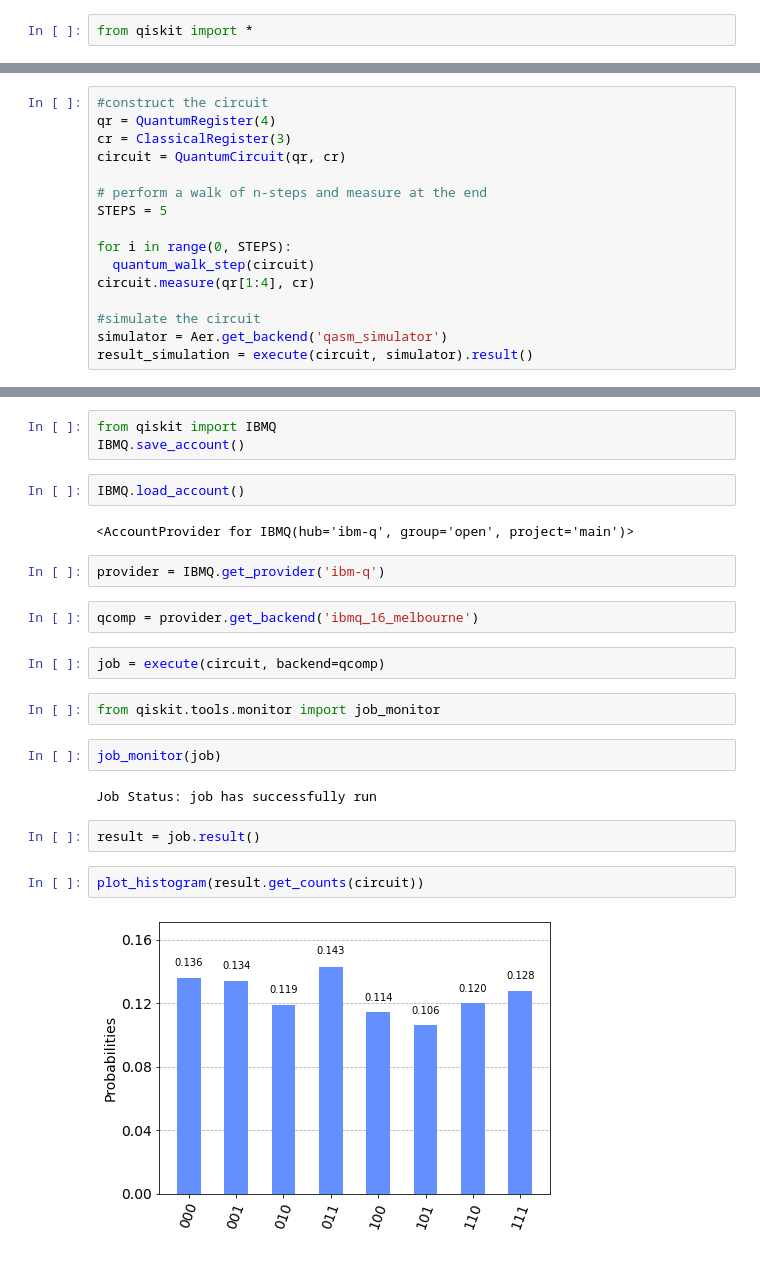
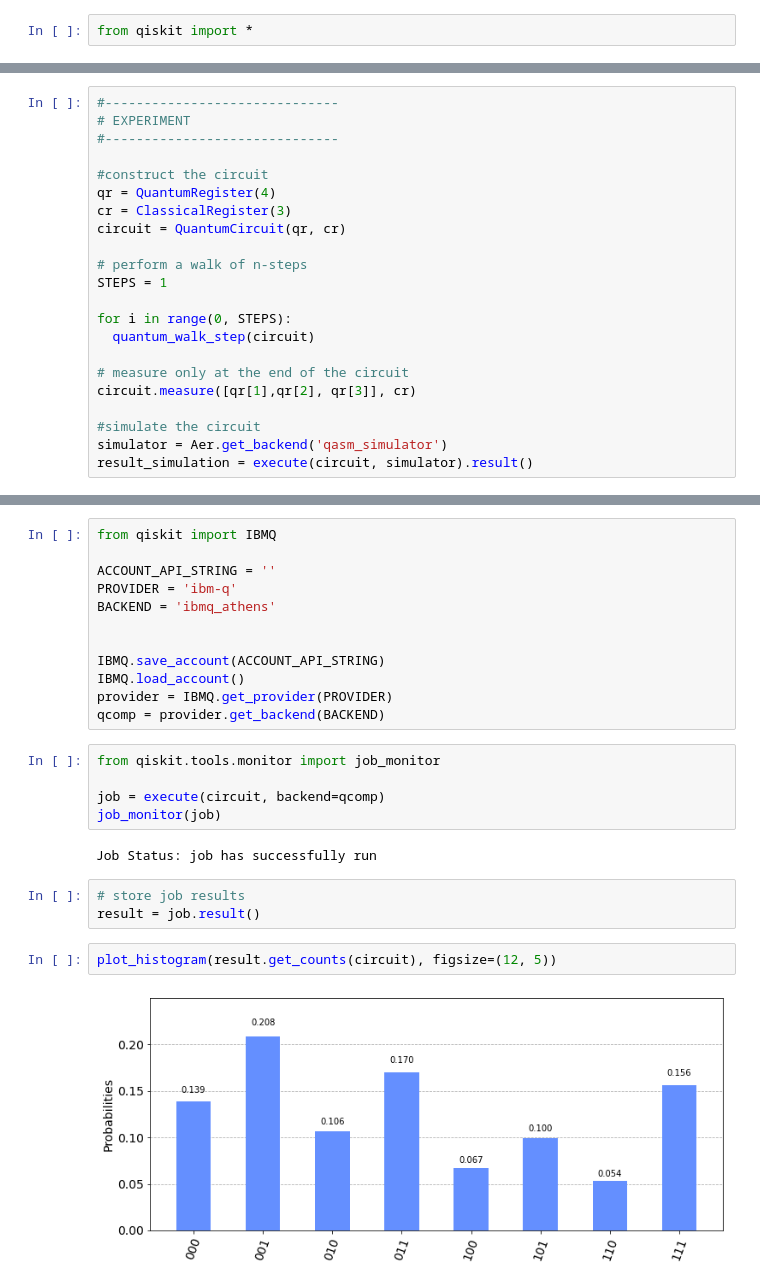
Before and after one commit to Askarpour/sw2_quantum_research, a Jupyter notebook: Olivieri/src/CQW.ipynb, the cells around one changed output, grey strips where cells are left out. Drawn from its saved outputs; the diff is of its cells as text.

```diff
--- a/Olivieri/src/CQW.ipynb
+++ b/Olivieri/src/CQW.ipynb
@@ -91,15 +95,21 @@ c0: 3/════════════════════════
 # %%
+#------------------------------
+# EXPERIMENT
+#------------------------------
+
 #construct the circuit
 qr = QuantumRegister(4)
 cr = ClassicalRegister(3)
 circuit = QuantumCircuit(qr, cr)
 
-# perform a walk of n-steps and measure at the end
-STEPS = 5
+# perform a walk of n-steps
+STEPS = 1
 
 for i in range(0, STEPS):
   quantum_walk_step(circuit)
-circuit.measure(qr[1:4], cr)
+
+# measure only at the end of the circuit
+circuit.measure([qr[1],qr[2], qr[3]], cr)
 
 #simulate the circuit
 simulator = Aer.get_backend('qasm_simulator')
@@ -113,28 +122,29 @@ plot_histogram(result_simulation.get_counts(circuit))
-# %%
-from qiskit import IBMQ
-IBMQ.save_account()
-# %%
-IBMQ.load_account()
-# %% [output]
-<AccountProvider for IBMQ(hub='ibm-q', group='open', project='main')>
-# %%
-provider = IBMQ.get_provider('ibm-q')
-# %%
-qcomp = provider.get_backend('ibmq_16_melbourne')
-# %%
-job = execute(circuit, backend=qcomp)
+# %%
+from qiskit import IBMQ
+
+ACCOUNT_API_STRING = ''
+PROVIDER = 'ibm-q'
+BACKEND = 'ibmq_athens'
+
+
+IBMQ.save_account(ACCOUNT_API_STRING)
+IBMQ.load_account()
+provider = IBMQ.get_provider(PROVIDER)
+qcomp = provider.get_backend(BACKEND)
 # %%
 from qiskit.tools.monitor import job_monitor
+
+job = execute(circuit, backend=qcomp)
+job_monitor(job)
+# %% [output]
+Job Status: job has successfully run
-# %%
-job_monitor(job)
-# %% [output]
-Job Status: job has successfully run
-# %%
-result = job.result()
+# %%
+# store job results
+result = job.result()
 # %%
-plot_histogram(result.get_counts(circuit))
+plot_histogram(result.get_counts(circuit), figsize=(12, 5))
 # %% [output]
-[figure, old version]
+[figure, new version]
 # %%
 #------------------------------
 # RESULTS CHART
```
Also changed, not shown: parts of 9 cells of this notebook, 5 other files.
